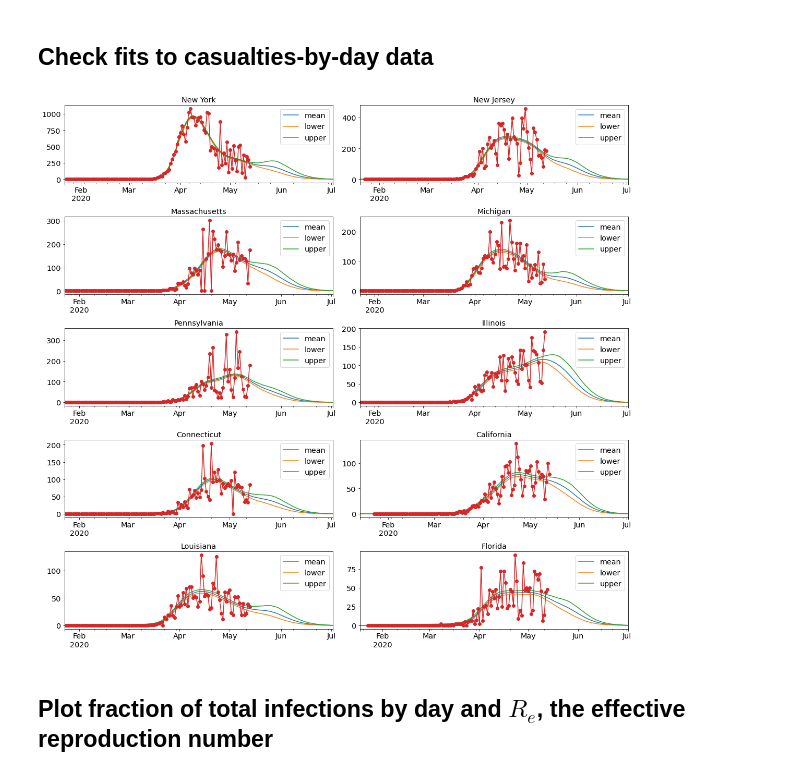
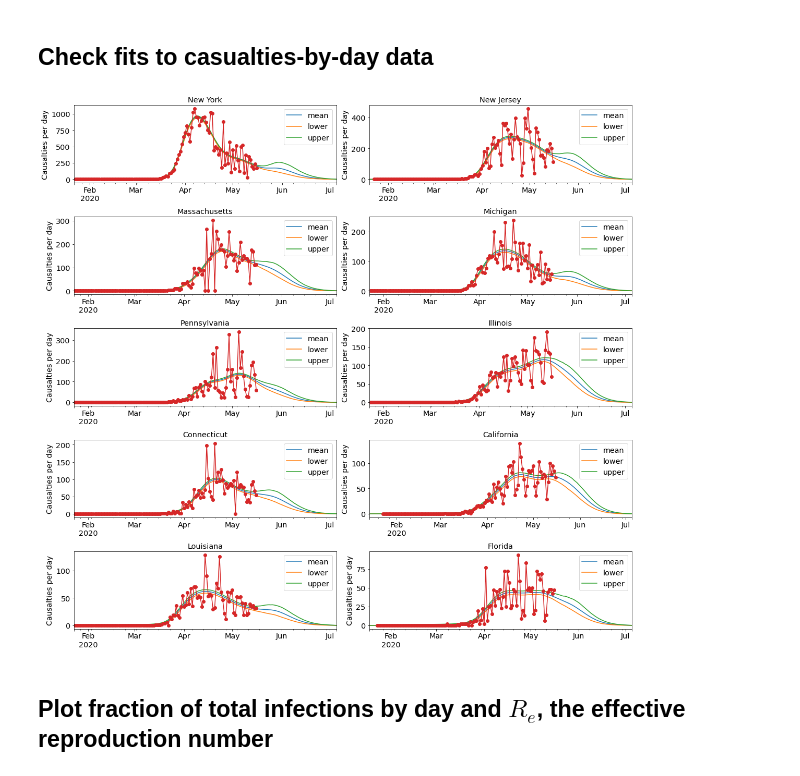
Before and after one commit to afinneg2/RZeroTools, a Jupyter notebook: example_notebooks/Re_changes_vs_policy.ipynb, the cells around one changed output. Cells and saved outputs as stored; diff of their text form; code cells hidden in the pictures.

```diff
--- a/example_notebooks/Re_changes_vs_policy.ipynb
+++ b/example_notebooks/Re_changes_vs_policy.ipynb
@@ -173,28 +173,29 @@ NUTS: [p_i]
 ## Check fits to casualties-by-day data
 # %%
 ncols = 2
-models_dir =  "./models/2020-05-14T13:45:31/" ##models_dir
+models_dir =  "./models/2020-05-17T19:32:07/" ##models_dir
 nrows = -(-len(state_top_cas)//2)
 f_out = "./figures/predicted_mean_deaths_by_day.png"
 
 fig , axes = plt.subplots(nrows = nrows, ncols = ncols ,figsize = (16,3*nrows))
 axes = np.ravel(axes)
 
 for state, ax in zip(state_top_cas, axes) :
     f = open( os.path.join(models_dir, "{}.pkl".format(state) ) , 'rb')
     ise = pickle.load(f)
     f.close()
     (ise.predict_p_e()[2]).plot(ax = ax)
     deaths_by_day[state].plot(marker = "o", ax = ax)
     ax.set_title(state)
+    ax.set_ylabel("Causalties per day")
 
 fig.tight_layout()
 
 if not os.path.isdir(os.path.dirname(f_out)):
     os.makedirs(os.path.dirname(f_out))
 fig.savefig(f_out, dpi = 200, bbox_inches = "tight")
 # %% [output]
-[figure, old version]
+[figure, new version]
 # %% [markdown]
 ## Plot fraction of total infections by day and $R_e$, the effective reproduction number
 # %%
```
Also changed, not shown: parts of 7 cells of this notebook, 1 other file.
